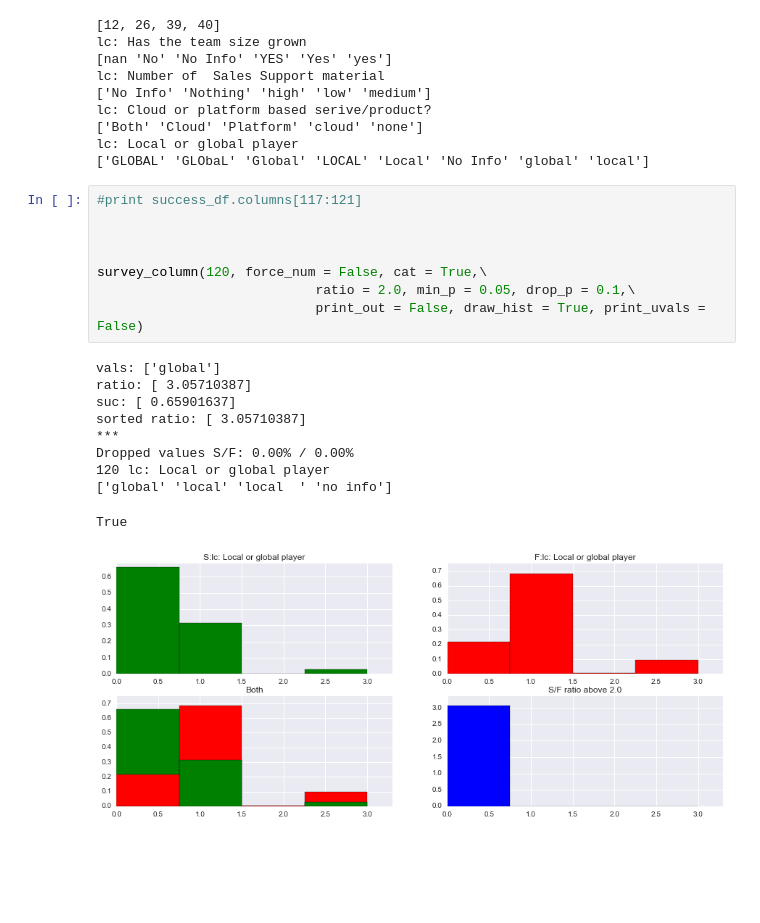
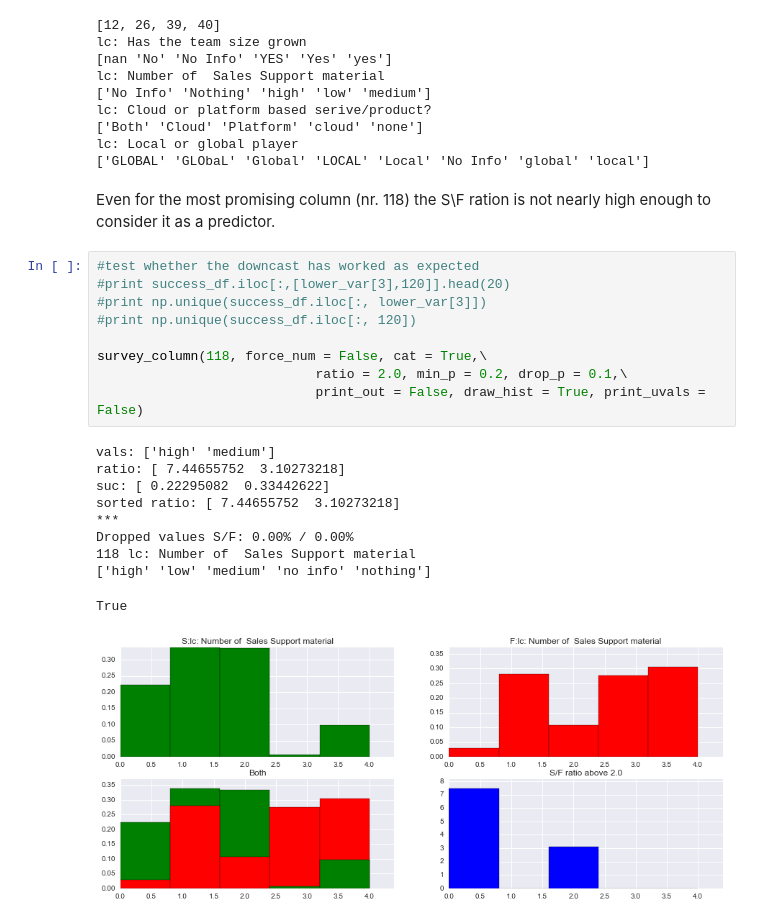
Before and after one commit to popolvar/Exponea-Challenge, a Jupyter notebook: Konecny-Exponea.ipynb, the cells around one changed output. Cells and saved outputs as stored; diff of their text form; blank space fills up the shorter version.

```diff
--- a/Konecny-Exponea.ipynb
+++ b/Konecny-Exponea.ipynb
@@ -481,22 +487,25 @@ lc: Cloud or platform based serive/product?
 ['Both' 'Cloud' 'Platform' 'cloud' 'none']
 lc: Local or global player
 ['GLOBAL' 'GLObaL' 'Global' 'LOCAL' 'Local' 'No Info' 'global' 'local']
+# %% [markdown]
+Even for the most promising column (nr. 118) the S\F ration is not nearly high enough to consider it as a predictor.
 # %%
-#print success_df.columns[117:121]
+#test whether the downcast has worked as expected
+#print success_df.iloc[:,[lower_var[3],120]].head(20)
+#print np.unique(success_df.iloc[:, lower_var[3]])
+#print np.unique(success_df.iloc[:, 120])
 
-
-
-survey_column(120, force_num = False, cat = True,\
-                            ratio = 2.0, min_p = 0.05, drop_p = 0.1,\
+survey_column(118, force_num = False, cat = True,\
+                            ratio = 2.0, min_p = 0.2, drop_p = 0.1,\
                             print_out = False, draw_hist = True, print_uvals = False)
 # %% [output]
-vals: ['global']
-ratio: [ 3.05710387]
-suc: [ 0.65901637]
-sorted ratio: [ 3.05710387]
+vals: ['high' 'medium']
+ratio: [ 7.44655752  3.10273218]
+suc: [ 0.22295082  0.33442622]
+sorted ratio: [ 7.44655752  3.10273218]
 ***
 Dropped values S/F: 0.00% / 0.00%
-120 lc: Local or global player
-['global' 'local' 'local  ' 'no info']
+118 lc: Number of  Sales Support material
+['high' 'low' 'medium' 'no info' 'nothing']
 True
-[figure, old version]
+[figure, new version]
```
Also changed, not shown: parts of 1 cell of this notebook.
